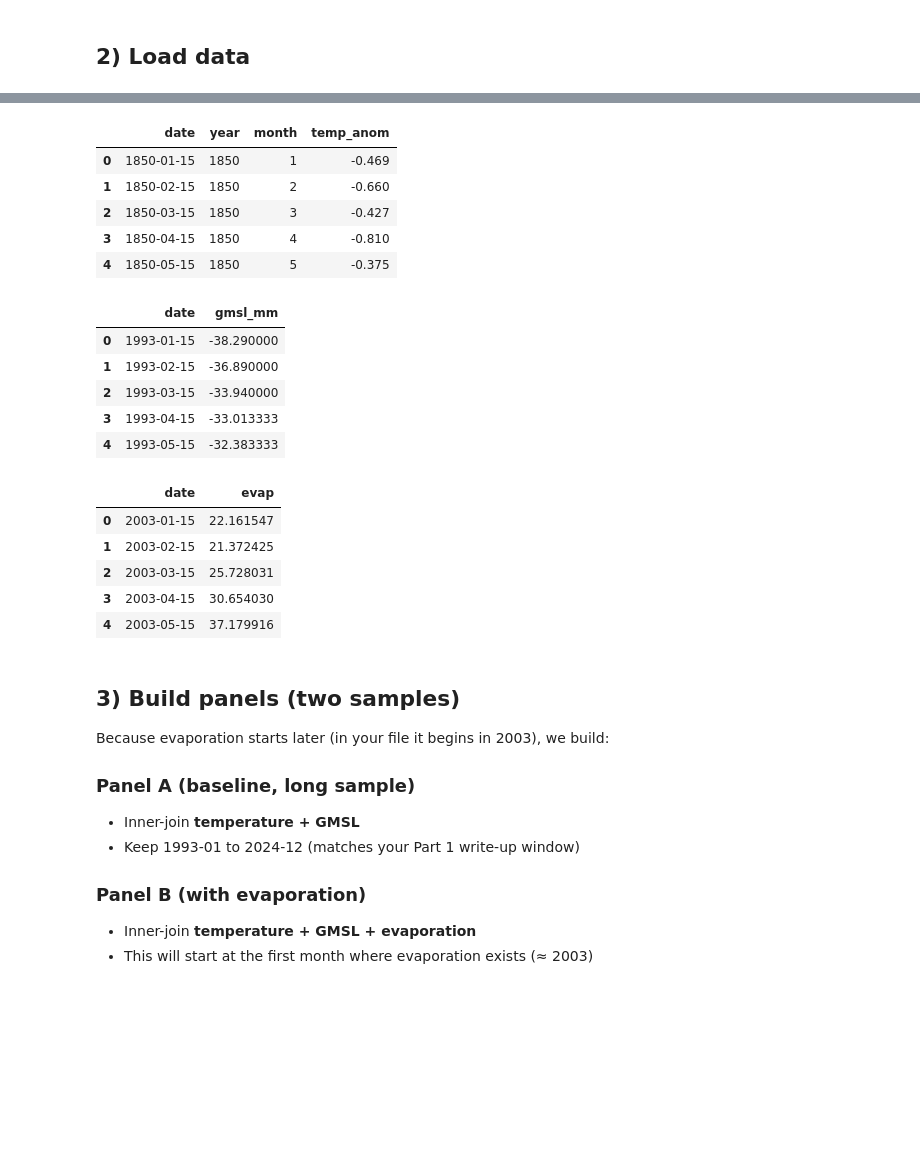
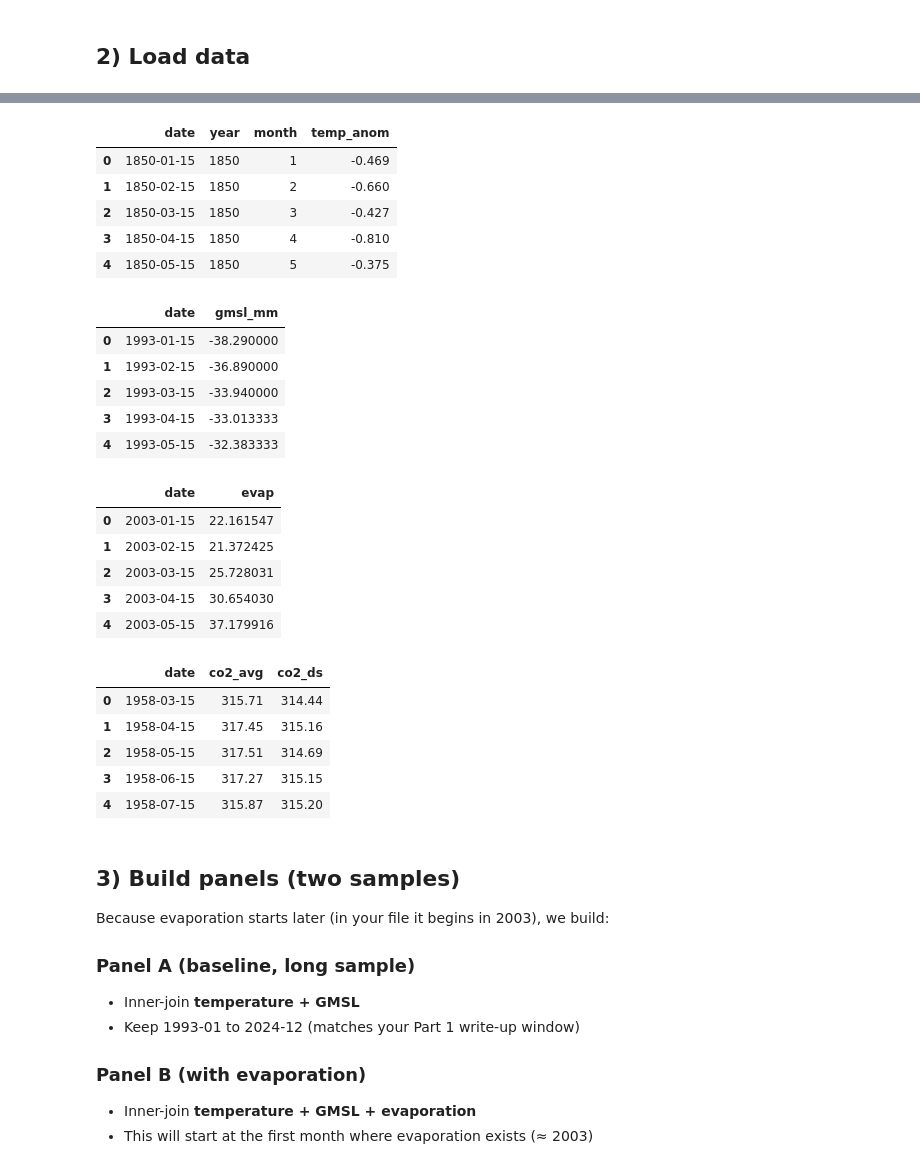
Before and after one commit to XinaiLU/5205_final_proj, a Jupyter notebook: 5205 final.ipynb, the cells around one changed output, grey strips where cells are left out. Drawn from its saved outputs; the diff is of its cells as text; code cells hidden in the pictures; blank space fills up the shorter version.

```diff
--- a/5205 final.ipynb
+++ b/5205 final.ipynb
@@ -191,20 +191,63 @@ def add_time_features(df: pd.DataFrame) -> pd.DataFrame:
     t = out["date"].astype("int64")
     out["t_idx"] = 1 + 5 * (t - t.min()) / (t.max() - t.min())
     return out
+
+def read_co2_mlo_csv(path: Path) -> pd.DataFrame:
+    """
+    Read NOAA Mauna Loa monthly CO2 data (co2_mm_mlo.csv).
+
+    Returns:
+        DataFrame with columns:
+        - date
+        - co2_avg (raw monthly mean, ppm)
+        - co2_ds  (deseasonalized, ppm)
+    """
+    df = pd.read_csv(path, comment="#")
+
+    required = {"year", "month", "average", "deseasonalized"}
+    if not required.issubset(df.columns):
+        raise ValueError(f"Missing required columns: {required}")
+
+    out = df.copy()
+    out["year"] = out["year"].astype(int)
+    out["month"] = out["month"].astype(int)
+
+    out["co2_avg"] = pd.to_numeric(out["average"], errors="coerce")
+    out["co2_ds"]  = pd.to_numeric(out["deseasonalized"], errors="coerce")
+
+    out["date"] = [
+        month_key(y, m)
+        for y, m in zip(out["year"], out["month"])
+    ]
+
+    out = (
+        out[["date", "co2_avg", "co2_ds"]]
+        .dropna()
+        .sort_values("date")
+        .reset_index(drop=True)
+    )
+
+    if out.empty:
+        raise ValueError("No valid CO2 rows parsed.")
+
+    return out
 # %% [markdown]
 ## 2) Load data
 # %%
 temp = read_temperature_anomaly_txt(TEMP_PATH)
 gmsl = read_gmsl_txt_yearfrac(GMSL_PATH)
 evap = read_evaporation_csv(EVAP_PATH)
+co2 = read_co2_mlo_csv(CO2_PATH)
 
 print("Temp rows:", len(temp), "range:", temp["date"].min(), "to", temp["date"].max())
 print("GMSL rows:", len(gmsl), "range:", gmsl["date"].min(), "to", gmsl["date"].max())
 print("Evap rows:", len(evap), "range:", evap["date"].min(), "to", evap["date"].max())
+print("CO2 rows:", len(co2), "range:", co2["date"].min(), "to", co2["date"].max())
 
 display(temp.head())
 display(gmsl.head())
 display(evap.head())
+display(co2.head())
 # %% [output]
 Temp rows: 2109 range: 1850-01-15 00:00:00 to 2025-09-15 00:00:00
 GMSL rows: 389 range: 1993-01-15 00:00:00 to 2025-05-15 00:00:00
@@ -212,21 +256,27 @@ Evap rows: 264 range: 2003-01-15 00:00:00 to 2024-12-15 00:00:00
 |  | date | year | month | temp_anom |
 | 0 | 1850-01-15 | 1850 | 1 | -0.469 |
 | 1 | 1850-02-15 | 1850 | 2 | -0.660 |
 | 2 | 1850-03-15 | 1850 | 3 | -0.427 |
 | 3 | 1850-04-15 | 1850 | 4 | -0.810 |
 | 4 | 1850-05-15 | 1850 | 5 | -0.375 |
 |  | date | gmsl_mm |
 | 0 | 1993-01-15 | -38.290000 |
 | 1 | 1993-02-15 | -36.890000 |
 | 2 | 1993-03-15 | -33.940000 |
 | 3 | 1993-04-15 | -33.013333 |
 | 4 | 1993-05-15 | -32.383333 |
 |  | date | evap |
 | 0 | 2003-01-15 | 22.161547 |
 | 1 | 2003-02-15 | 21.372425 |
 | 2 | 2003-03-15 | 25.728031 |
 | 3 | 2003-04-15 | 30.654030 |
 | 4 | 2003-05-15 | 37.179916 |
+|  | date | co2_avg | co2_ds |
+| 0 | 1958-03-15 | 315.71 | 314.44 |
+| 1 | 1958-04-15 | 317.45 | 315.16 |
+| 2 | 1958-05-15 | 317.51 | 314.69 |
+| 3 | 1958-06-15 | 317.27 | 315.15 |
+| 4 | 1958-07-15 | 315.87 | 315.20 |
 # %% [markdown]
 ## 3) Build panels (two samples)
 
```
Also changed, not shown: parts of 4 cells of this notebook, 3 other files.
